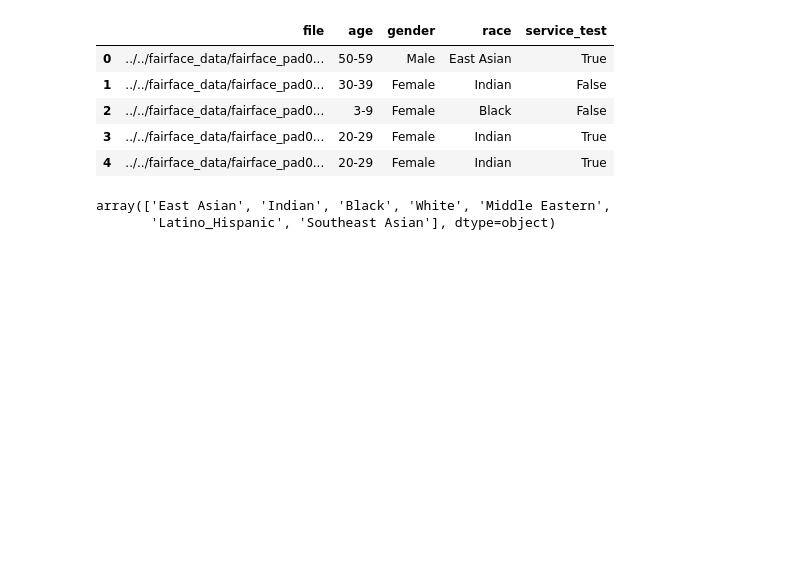
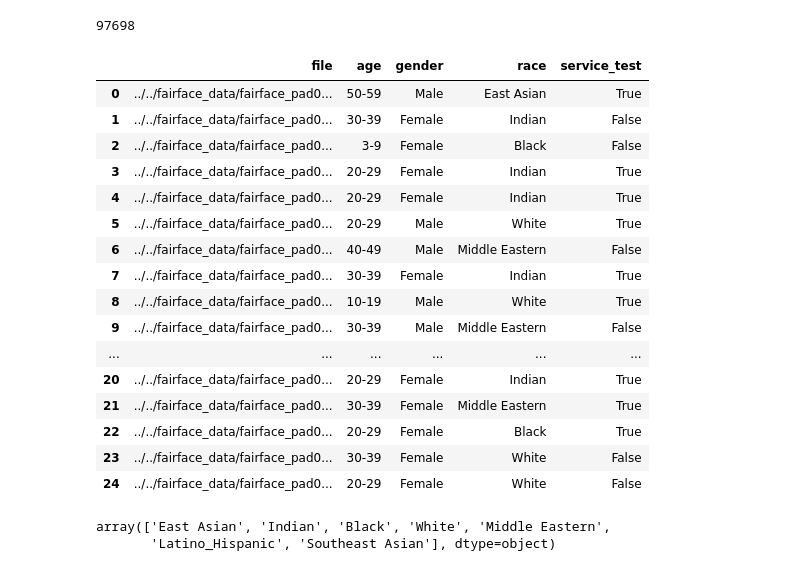
Before and after one commit to sudikshas/Racial_Classification_XAI_Model, a Jupyter notebook: notebook/Race_model-Copy1.ipynb, the cells around one changed output. Drawn from its saved outputs; the diff is of its cells as text; code cells hidden in the pictures; blank space fills up the shorter version.

```diff
--- a/notebook/Race_model-Copy1.ipynb
+++ b/notebook/Race_model-Copy1.ipynb
@@ -77,14 +122,29 @@ dataset.head()
+# %%
+len(dataset2) + len(dataset)
+# %% [output]
+97698
 # %%
 dataset["file"] = dataset["file"].apply(
     lambda x:"../../fairface_data/fairface_pad025/"+x)
-dataset.head()
+dataset.head(25)
 # %% [output]
 |  | file | age | gender | race | service_test |
 | 0 | ../../fairface_data/fairface_pad0... | 50-59 | Male | East Asian | True |
 | 1 | ../../fairface_data/fairface_pad0... | 30-39 | Female | Indian | False |
 | 2 | ../../fairface_data/fairface_pad0... | 3-9 | Female | Black | False |
 | 3 | ../../fairface_data/fairface_pad0... | 20-29 | Female | Indian | True |
 | 4 | ../../fairface_data/fairface_pad0... | 20-29 | Female | Indian | True |
+| 5 | ../../fairface_data/fairface_pad0... | 20-29 | Male | White | True |
+| 6 | ../../fairface_data/fairface_pad0... | 40-49 | Male | Middle Eastern | False |
+| 7 | ../../fairface_data/fairface_pad0... | 30-39 | Female | Indian | True |
+| 8 | ../../fairface_data/fairface_pad0... | 10-19 | Male | White | True |
+| 9 | ../../fairface_data/fairface_pad0... | 30-39 | Male | Middle Eastern | False |
+| ... | ... | ... | ... | ... | ... |
+| 20 | ../../fairface_data/fairface_pad0... | 20-29 | Female | Indian | True |
+| 21 | ../../fairface_data/fairface_pad0... | 30-39 | Female | Middle Eastern | True |
+| 22 | ../../fairface_data/fairface_pad0... | 20-29 | Female | Black | True |
+| 23 | ../../fairface_data/fairface_pad0... | 30-39 | Female | White | False |
+| 24 | ../../fairface_data/fairface_pad0... | 20-29 | Female | White | False |
 # %%
 dataset["race"].unique()
 # %% [output]
```
Also changed, not shown: parts of 3 cells of this notebook, 5 other files.
